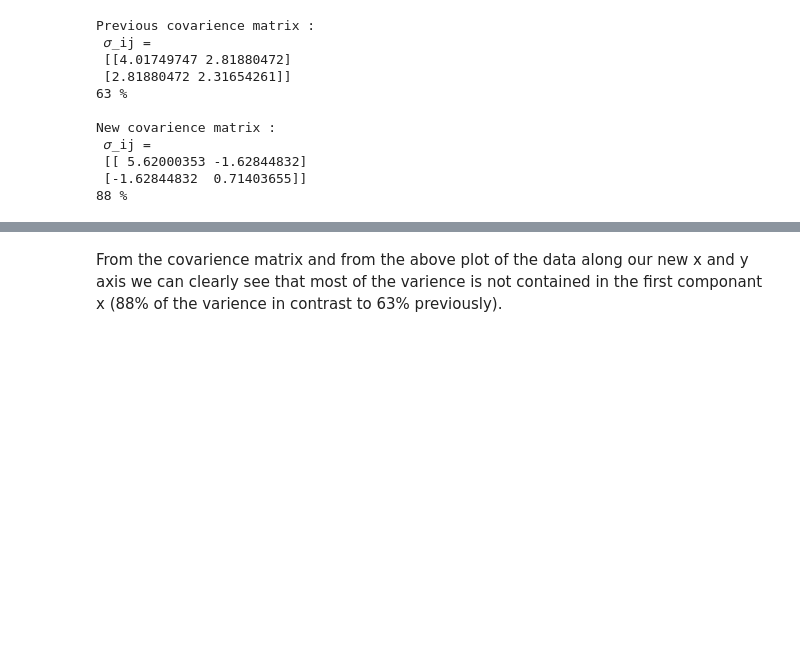
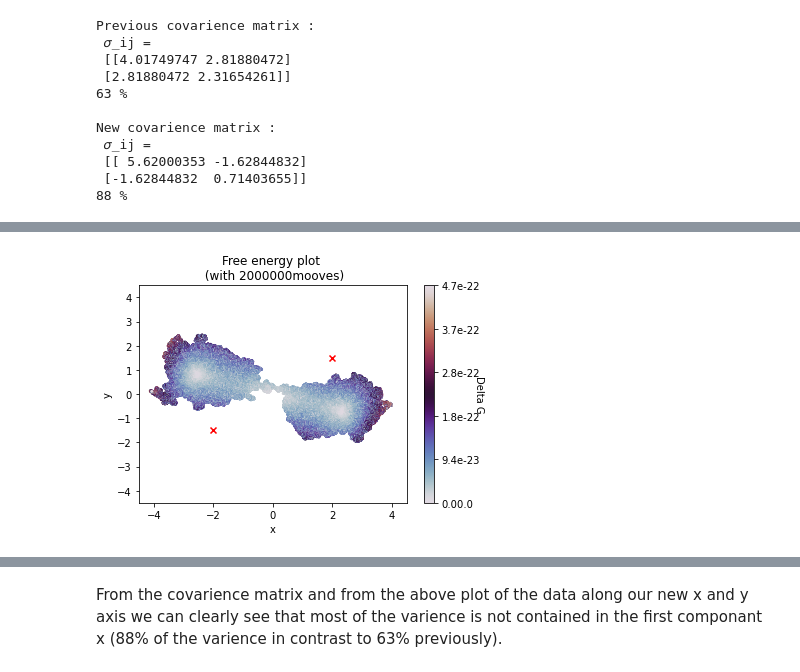
Before and after one commit to LeaBeaules/PCA_MonteCarlo, a Jupyter notebook: Final_project.ipynb, the cells around one changed output, grey strips where cells are left out. Cells and saved outputs as stored; diff of their text form; code cells hidden in the pictures; blank space fills up the shorter version.

```diff
--- a/Final_project.ipynb
+++ b/Final_project.ipynb
@@ -382,0 +431,21 @@ plt.show()
+# %%
+plt.scatter(x_rot_list[1:], y_rot_list[1:], c = lnP_list[:],cmap=plt.get_cmap('twilight'), s=3)
+plt.scatter([x_rot_list[min_ind_1],x_rot_list[min_ind_2]], [y_rot_list[min_ind_1],y_rot_list[min_ind_2]], c = 'red', marker='x',label='Minima')
+
+plt.xlabel('x')
+plt.ylabel('y')
+plt.xlim(-4.5,4.5)
+plt.ylim(-4.5,4.5)
+
+t = 'Free energy plot \n (with ' + str(Nbr_MC) + 'mooves)'
+plt.title(t)
+
+cbar = plt.colorbar(cm.ScalarMappable( cmap='twilight'))
+
+lnP_ticks = np.linspace(min(lnP_list), max(lnP_list), 6)
+lnP_ticks = [str(lnP_ticks[i])[0:3] + str(lnP_ticks[i])[-4:] for i in range(len(lnP_ticks))]
+cbar.ax.set_yticklabels(lnP_ticks)
+
+cbar.set_label('Delta G', rotation=270)
+# %% [output]
+[figure, added]
```
Also changed, not shown: parts of 7 cells of this notebook, 1 other file.
